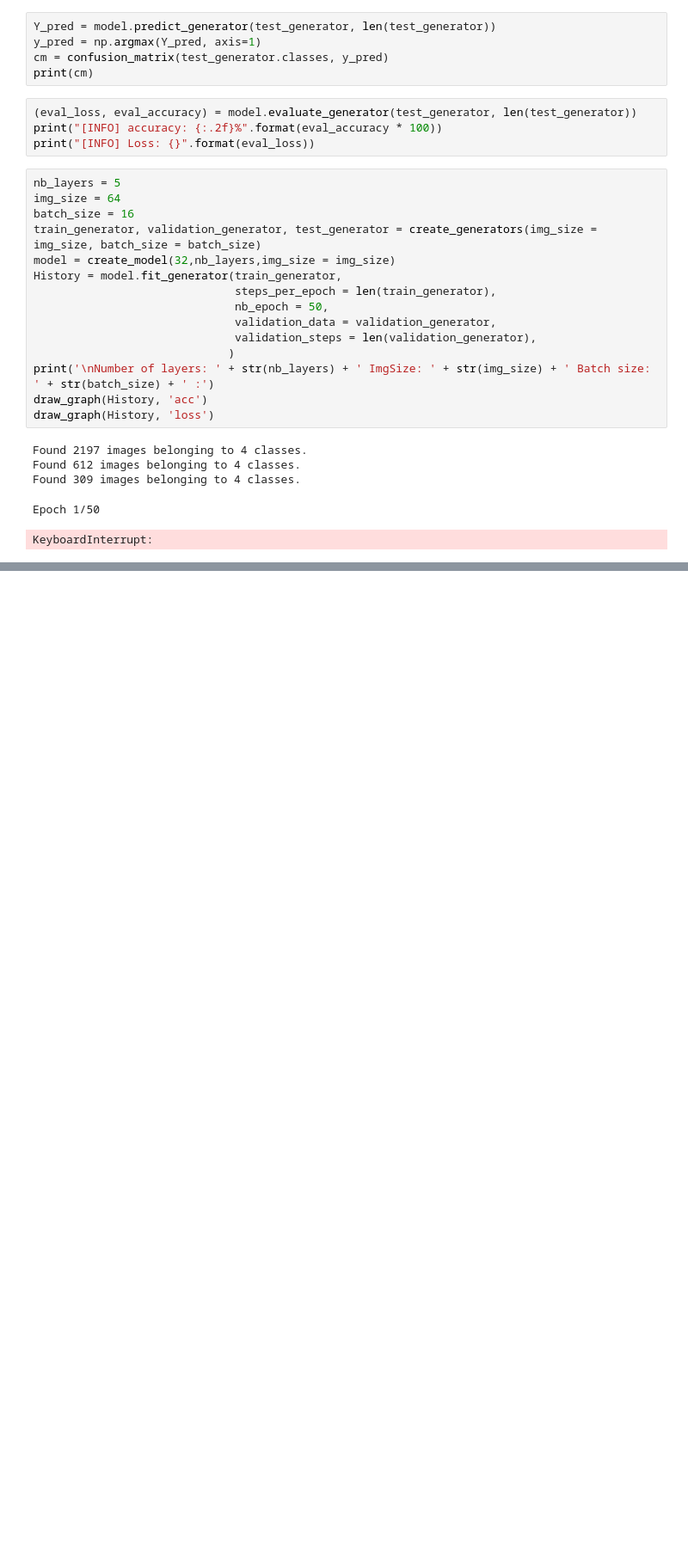
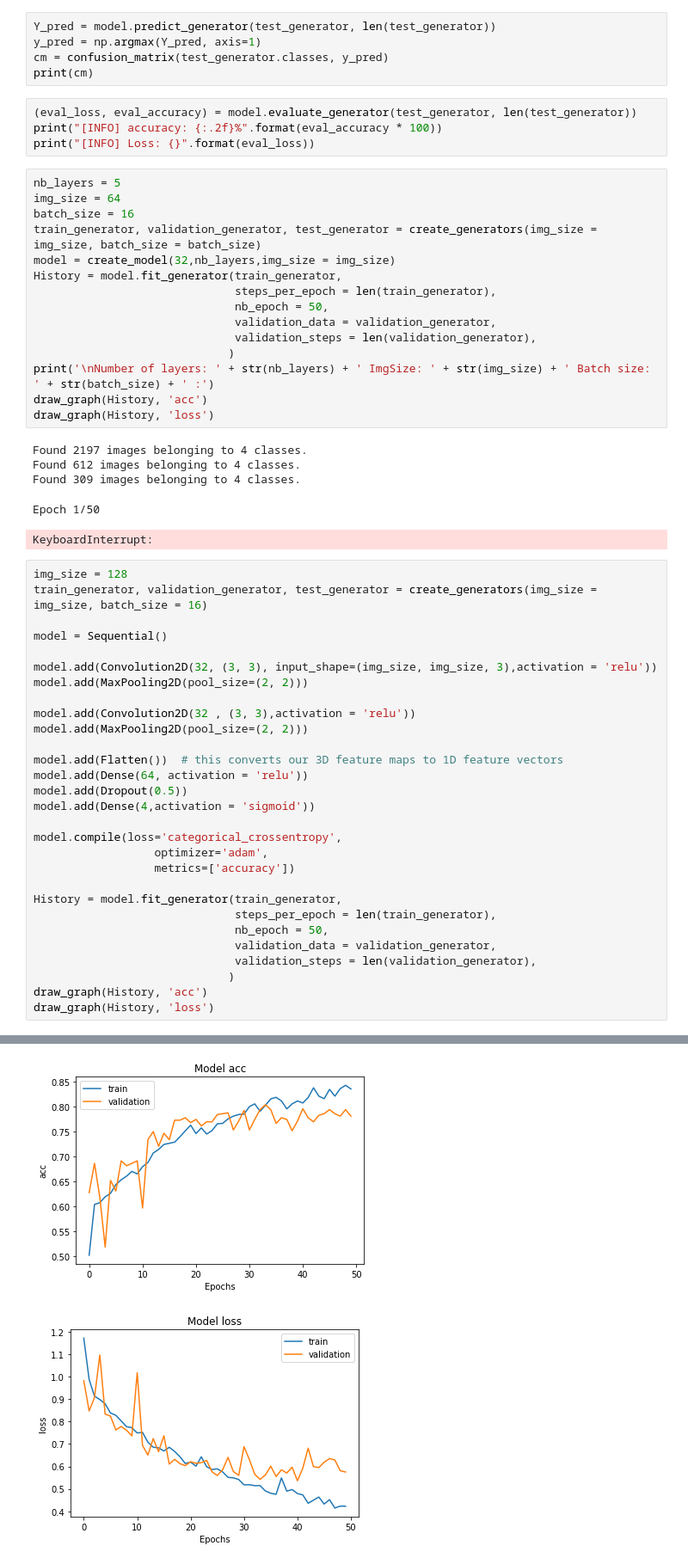
Before and after one commit to ZhichuanLi/CNN, a Jupyter notebook: JupiterCnn.ipynb, the cells around one changed output, grey strips where cells are left out. Shown at 86% size. Saved outputs shown, nothing was run; the diff lists cells and outputs as text; blank space fills up the shorter version.

```diff
--- a/JupiterCnn.ipynb
+++ b/JupiterCnn.ipynb
@@ -324,3 +357,33 @@ Found 612 images belonging to 4 classes.
 Found 309 images belonging to 4 classes.
 Epoch 1/50
 KeyboardInterrupt:
+# %%
+img_size = 128
+train_generator, validation_generator, test_generator = create_generators(img_size = img_size, batch_size = 16)
+
+model = Sequential()
+
+model.add(Convolution2D(32, (3, 3), input_shape=(img_size, img_size, 3),activation = 'relu'))
+model.add(MaxPooling2D(pool_size=(2, 2)))
+
+model.add(Convolution2D(32 , (3, 3),activation = 'relu'))
+model.add(MaxPooling2D(pool_size=(2, 2)))
+
+model.add(Flatten())  # this converts our 3D feature maps to 1D feature vectors
+model.add(Dense(64, activation = 'relu'))
+model.add(Dropout(0.5))
+model.add(Dense(4,activation = 'sigmoid'))
+
+model.compile(loss='categorical_crossentropy',
+                  optimizer='adam',
+                  metrics=['accuracy'])
+
+History = model.fit_generator(train_generator,
+                              steps_per_epoch = len(train_generator),
+                              nb_epoch = 50,
+                              validation_data = validation_generator,
+                              validation_steps = len(validation_generator),
+                             )
+draw_graph(History, 'acc')
+draw_graph(History, 'loss')
+# %% [output]
@@ -326,0 +410,2 @@ KeyboardInterrupt:
+[figure, added]
+[figure, added]
```
Also changed, not shown: parts of 5 cells of this notebook.
